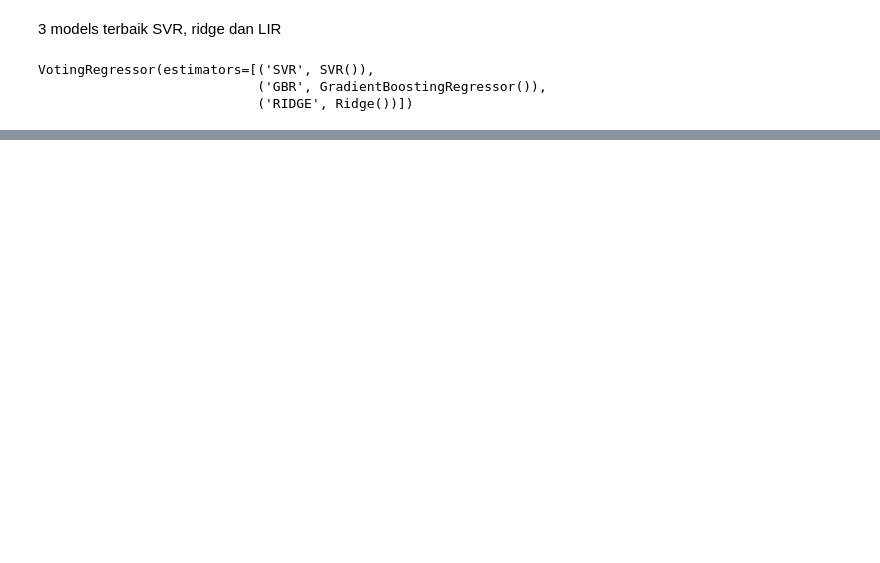
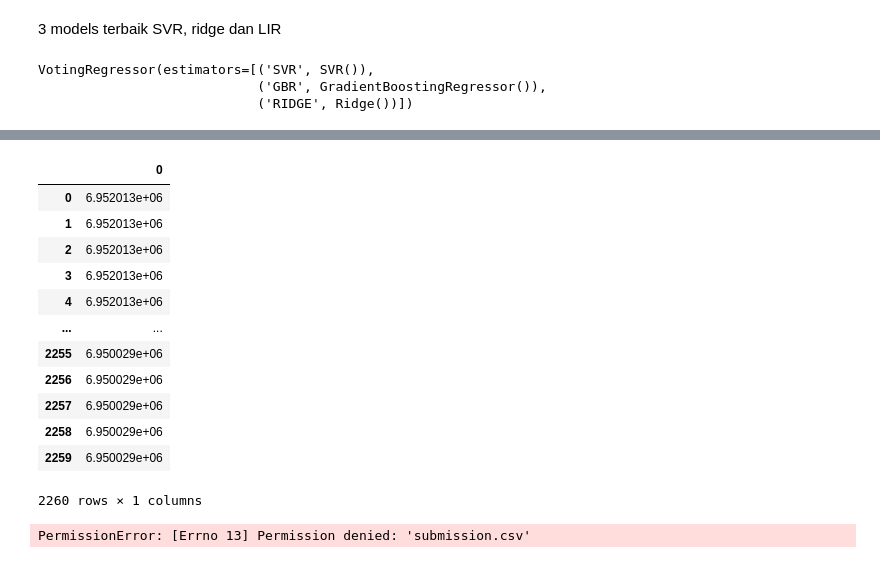
Before and after one commit to TeguhPermana666/Find_IT, a Jupyter notebook: Analisis.ipynb, the cells around one changed output, grey strips where cells are left out. Cells and saved outputs as stored; diff of their text form; code cells hidden in the pictures; blank space fills up the shorter version.

Commit message:
convert y_pred to dataframe and save as csv file, note : tanpa ID

```diff
--- a/Analisis.ipynb
+++ b/Analisis.ipynb
@@ -1227,0 +1228,22 @@ array([6984818.32758037, 6984818.32758037, 6984818.32758037, ...,
+# %%
+y_pred = pd.DataFrame(y_pred)
+y_pred.rename(columns={'0':'salary'})
+#kenapa kolomnya ga mau keganti
+# %% [output]
+|  | 0 |
+| 0 | 6.952013e+06 |
+| 1 | 6.952013e+06 |
+| 2 | 6.952013e+06 |
+| 3 | 6.952013e+06 |
+| 4 | 6.952013e+06 |
+| ... | ... |
+| 2255 | 6.950029e+06 |
+| 2256 | 6.950029e+06 |
+| 2257 | 6.950029e+06 |
+| 2258 | 6.950029e+06 |
+| 2259 | 6.950029e+06 |
+2260 rows × 1 columns
+# %%
+y_pred.to_csv("submission.csv")
+# %% [output]
+PermissionError: [Errno 13] Permission denied: 'submission.csv'
```
Also changed, not shown: parts of 15 cells of this notebook.
